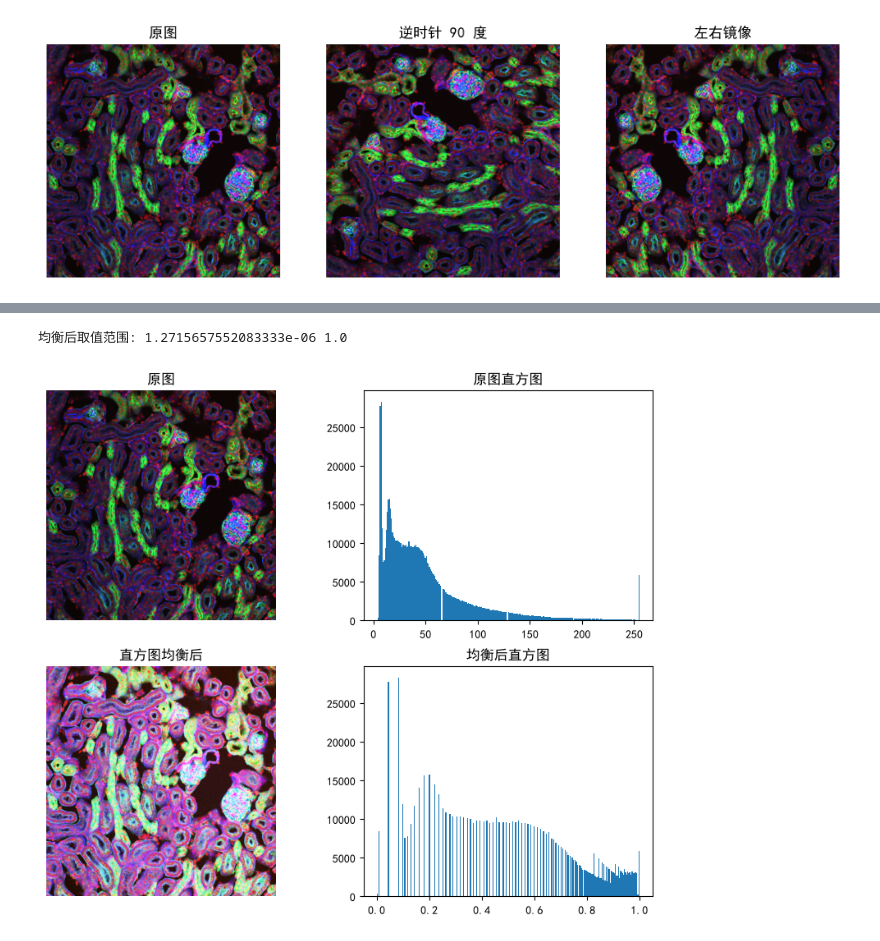
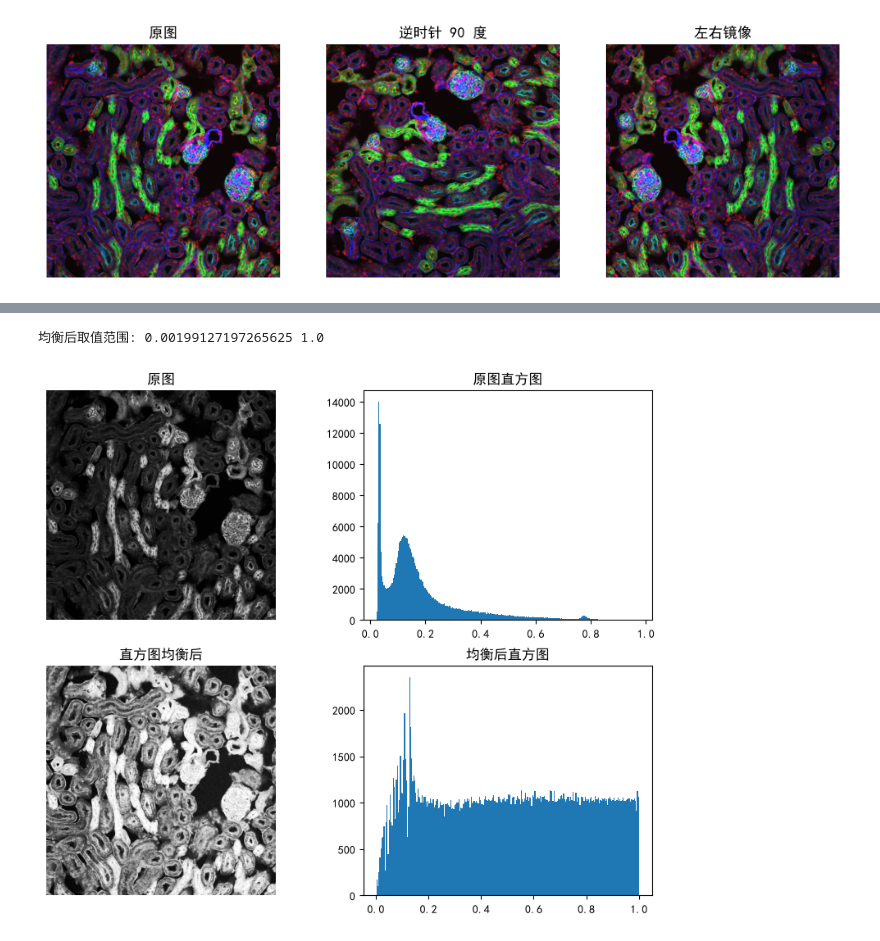
Before and after one commit to sang-353/Deep-learning, a Jupyter notebook: pytorch/image_processing/image_processing.ipynb, the cells around one changed output, grey strips where cells are left out. Drawn from its saved outputs; the diff is of its cells as text; code cells hidden in the pictures.

```diff
--- a/pytorch/image_processing/image_processing.ipynb
+++ b/pytorch/image_processing/image_processing.ipynb
@@ -113,8 +271,9 @@ plt.show()
 # %%
 # 直方图
+gray_slice = color.rgb2gray(slice_u8)
 fig, axes = plt.subplots(1, 2, figsize=(12, 4))
-axes[0].imshow(slice_u8, cmap="gray"); axes[0].set_title("原图")
-axes[1].hist(slice_u8.ravel(), bins=256)
+axes[0].imshow(gray_slice, cmap="gray"); axes[0].set_title("原图")
+axes[1].hist(gray_slice.ravel(), bins=256)
 axes[1].set_title("灰度直方图")
 axes[1].set_xlabel("灰度值")
 axes[1].set_ylabel("像素个数")
@@ -125,15 +313,15 @@ plt.show()
 # %%
 # 直方图均衡
-eq = exposure.equalize_hist(slice_u8)
+eq = exposure.equalize_hist(gray_slice)
 print("均衡后取值范围:", eq.min(), eq.max())
 fig, axes = plt.subplots(2, 2, figsize=(10, 8))
-axes[0, 0].imshow(slice_u8, cmap="gray"); axes[0, 0].set_title("原图")
-axes[0, 1].hist(slice_u8.ravel(), bins=256); axes[0, 1].set_title("原图直方图")
+axes[0, 0].imshow(gray_slice, cmap="gray"); axes[0, 0].set_title("原图")
+axes[0, 1].hist(gray_slice.ravel(), bins=256); axes[0, 1].set_title("原图直方图")
 axes[1, 0].imshow(eq, cmap="gray"); axes[1, 0].set_title("直方图均衡后")
 axes[1, 1].hist(eq.ravel(), bins=256);axes[1, 1].set_title("均衡后直方图")
 for ax in (axes[0, 0], axes[1, 0]): ax.axis("off")
 plt.savefig("outputs/05_equalize.png", dpi=120, bbox_inches="tight")
 plt.show()
 # %% [output]
-均衡后取值范围: 1.2715657552083333e-06 1.0
+均衡后取值范围: 0.00199127197265625 1.0
-[figure, old version]
+[figure, new version]
```
Also changed, not shown: parts of 21 cells of this notebook.
